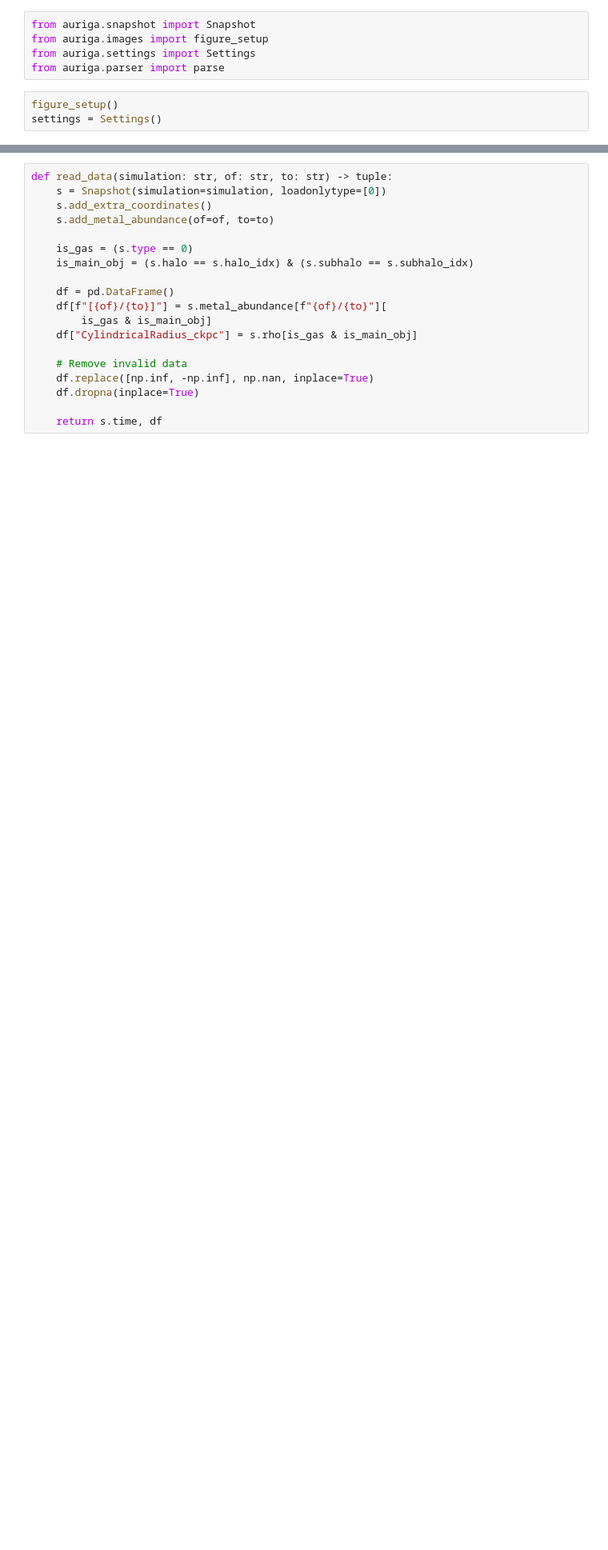
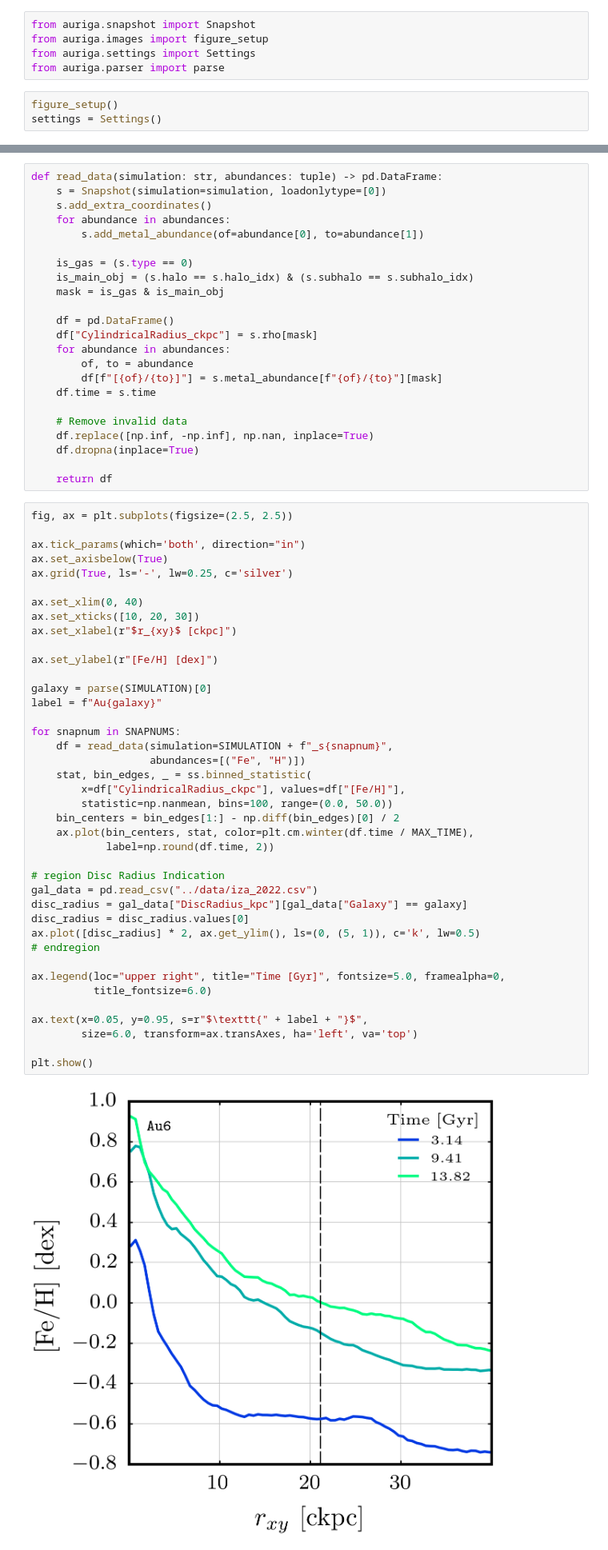
Before and after one commit to ffiza/auriga-metals, a Jupyter notebook: scripts/FeH Metallicity Gas Profiles.ipynb, the cells around one changed output, grey strips where cells are left out. Shown at 80% size. Cells and saved outputs as stored; diff of their text form; blank space fills up the shorter version.

```diff
--- a/scripts/FeH Metallicity Gas Profiles.ipynb
+++ b/scripts/FeH Metallicity Gas Profiles.ipynb
@@ -23,22 +22,68 @@ colors = plt.cm.winter(np.linspace(0, 1, len(SNAPSHOTS)))
 # %%
-def read_data(simulation: str, of: str, to: str) -> tuple:
+def read_data(simulation: str, abundances: tuple) -> pd.DataFrame:
     s = Snapshot(simulation=simulation, loadonlytype=[0])
     s.add_extra_coordinates()
-    s.add_metal_abundance(of=of, to=to)
+    for abundance in abundances:
+        s.add_metal_abundance(of=abundance[0], to=abundance[1])
 
     is_gas = (s.type == 0)
     is_main_obj = (s.halo == s.halo_idx) & (s.subhalo == s.subhalo_idx)
+    mask = is_gas & is_main_obj
 
     df = pd.DataFrame()
-    df[f"[{of}/{to}]"] = s.metal_abundance[f"{of}/{to}"][
-        is_gas & is_main_obj]
-    df["CylindricalRadius_ckpc"] = s.rho[is_gas & is_main_obj]
+    df["CylindricalRadius_ckpc"] = s.rho[mask]
+    for abundance in abundances:
+        of, to = abundance
+        df[f"[{of}/{to}]"] = s.metal_abundance[f"{of}/{to}"][mask]
+    df.time = s.time
 
     # Remove invalid data
     df.replace([np.inf, -np.inf], np.nan, inplace=True)
     df.dropna(inplace=True)
 
-    return s.time, df
+    return df
+# %%
+fig, ax = plt.subplots(figsize=(2.5, 2.5))
+
+ax.tick_params(which='both', direction="in")
+ax.set_axisbelow(True)
+ax.grid(True, ls='-', lw=0.25, c='silver')
+
+ax.set_xlim(0, 40)
+ax.set_xticks([10, 20, 30])
+ax.set_xlabel(r"$r_{xy}$ [ckpc]")
+
+ax.set_ylabel(r"[Fe/H] [dex]")
+
+galaxy = parse(SIMULATION)[0]
+label = f"Au{galaxy}"
+
+for snapnum in SNAPNUMS:
+    df = read_data(simulation=SIMULATION + f"_s{snapnum}",
+                   abundances=[("Fe", "H")])
+    stat, bin_edges, _ = ss.binned_statistic(
+        x=df["CylindricalRadius_ckpc"], values=df["[Fe/H]"],
+        statistic=np.nanmean, bins=100, range=(0.0, 50.0))
+    bin_centers = bin_edges[1:] - np.diff(bin_edges)[0] / 2
+    ax.plot(bin_centers, stat, color=plt.cm.winter(df.time / MAX_TIME),
+            label=np.round(df.time, 2))
+
+# region Disc Radius Indication
+gal_data = pd.read_csv("../data/iza_2022.csv")
+disc_radius = gal_data["DiscRadius_kpc"][gal_data["Galaxy"] == galaxy]
+disc_radius = disc_radius.values[0]
+ax.plot([disc_radius] * 2, ax.get_ylim(), ls=(0, (5, 1)), c='k', lw=0.5)
+# endregion
+
+ax.legend(loc="upper right", title="Time [Gyr]", fontsize=5.0, framealpha=0,
+          title_fontsize=6.0)
+
+ax.text(x=0.05, y=0.95, s=r"$\texttt{" + label + "}$",
+        size=6.0, transform=ax.transAxes, ha='left', va='top')
+
+plt.show()
+# %% [output]
+[figure, added]
 # %%
 fig = plt.figure(figsize=(7, 8))
 gs = fig.add_gridspec(nrows=6, ncols=4, hspace=0.0, wspace=0.0)
```
Also changed, not shown: parts of 4 cells of this notebook, 2 other files.
